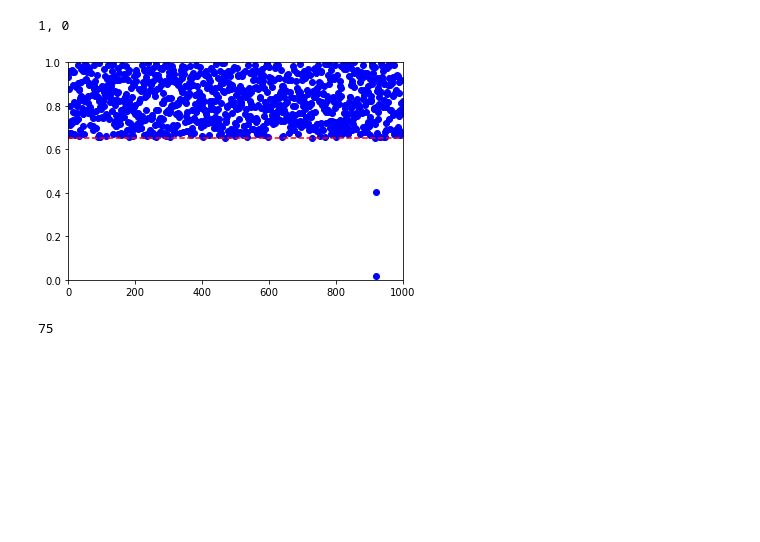
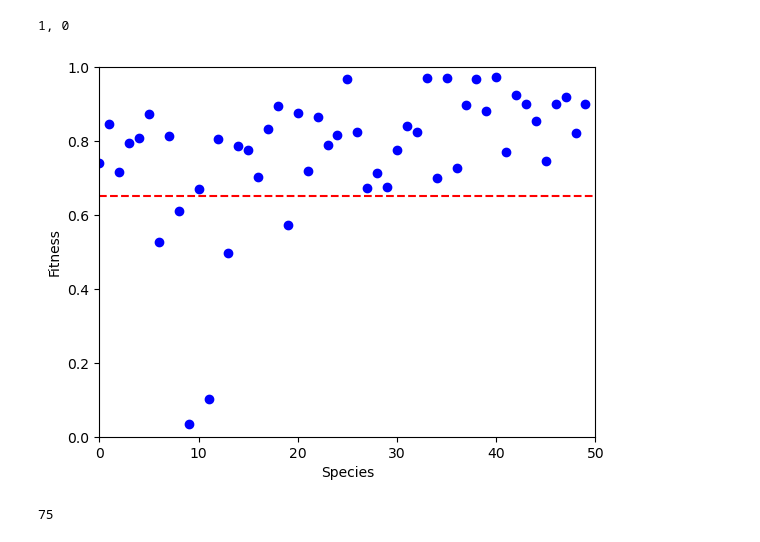
Before and after one commit to elizllaw/CSS_group0, a Jupyter notebook: leon.ipynb, the cells around one changed output. Drawn from its saved outputs; the diff is of its cells as text; code cells hidden in the pictures; blank space fills up the shorter version.

```diff
--- a/leon.ipynb
+++ b/leon.ipynb
@@ -95,23 +122,26 @@ def bak_sneppen_1D(n_iterations, skip_iterations, n_species, threshold=0.65, loc
 # %%
 # Run the Bak-Sneppen simulation
-n_iterations = 10000000
-skip_iterations = 200000
+n_iterations = 40000
+skip_iterations = 20000
 local_segment = [10,20]
-n_species = 1000
+n_species = 50
 avalanche_sizes_local = [0,0]
 animation_list = []
 threshold = 0.65
+animate = True
 
 counter = 0
 while sum(x != 0 for x in avalanche_sizes_local) < 1:
     counter += 1
     print(f'{counter}, {sum(x != 0 for x in avalanche_sizes_local)}', end='\r')
-    min_fitness, fitness_history, avalanche_sizes_global, avalanche_sizes_local, avalanche_activity_global, avalanche_activity_local, animation_list = bak_sneppen_1D(n_iterations, skip_iterations, n_species, threshold, local_segment)
+    min_fitness, fitness_history, avalanche_sizes_global, avalanche_sizes_local, avalanche_activity_global, avalanche_activity_local, animation_avalanche, animation_buffer_front, animation_buffer_after = bak_sneppen_1D(n_iterations, skip_iterations, n_species, threshold, local_segment, animate)
+
+animation_list = animation_buffer_front + animation_avalanche + animation_buffer_after
 # %% [output]
 1, 0
 # %%
 import matplotlib.animation as animation
-
+# animation_list = animation_buffer_front
 
 # Sample x and y lists
 species_locations = [[x for x in range(0, n_species)]] * len(animation_list)
@@ -128,35 +158,42 @@ line, = ax.plot([], [], 'r--')  # Create a line plot for the threshold
 
 # Set the axes limits
 ax.set_xlim(0, n_species)
 ax.set_ylim(0, 1)
+ax.set_xlabel("Species")
+ax.set_ylabel("Fitness")
+
+# iteration_text = ax.text(0.05, 0.95, '', transform=ax.transAxes)
 
 # Set the threshold value
 threshold = 0.65
 
 # Function to update the plot for each frame
 def update(frame):
     # Get the x and y values for the current frame
     y = animation_list[frame]
     x = species_locations[frame]
 
     # Update the data of the plot
     points.set_data(x, y)
 
+    # custom_number = 'start - {}'.format(-1 * len(animation_buffer_front) + frame)
+    # iteration_text.set_text(custom_number)
+
     # Update the threshold line
     line.set_data([0, n_species], [threshold, threshold])
 
-    return points, line
+    return points, line#, iteration_text
 
 # Create the animation
 ani = animation.FuncAnimation(fig, update, frames=len(animation_list), interval=1000/fps)
 
 # Save the animation as a GIF file
 ani.save('animation.gif', writer='pillow')
 
 # Display the animation
 plt.show()
 # %% [output]
-[figure, old version]
+[figure, new version]
 # %%
 print(sum(x != 0 for x in avalanche_sizes_local))
 plt.boxplot(avalanche_sizes_local)
```
Also changed, not shown: parts of 12 cells of this notebook.
